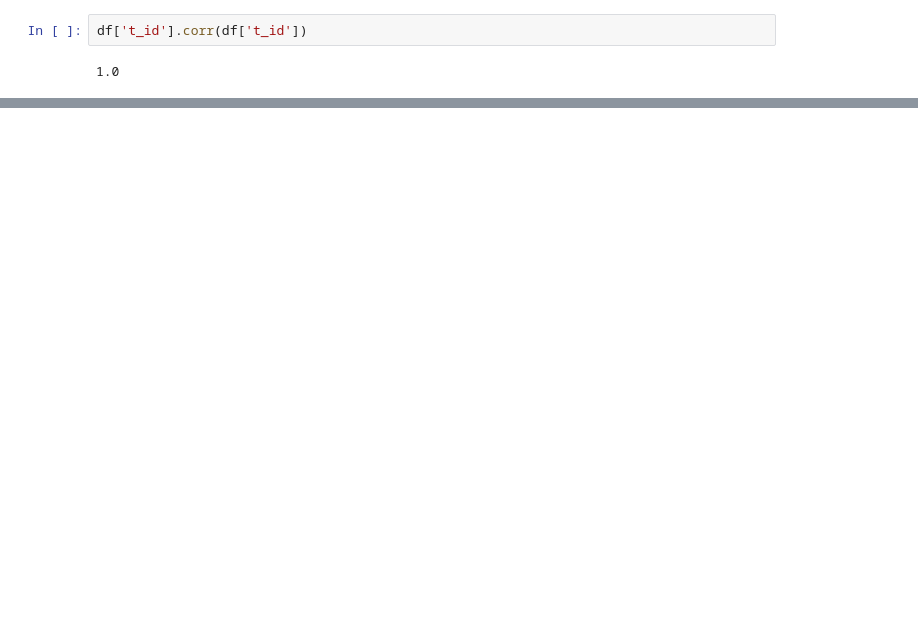
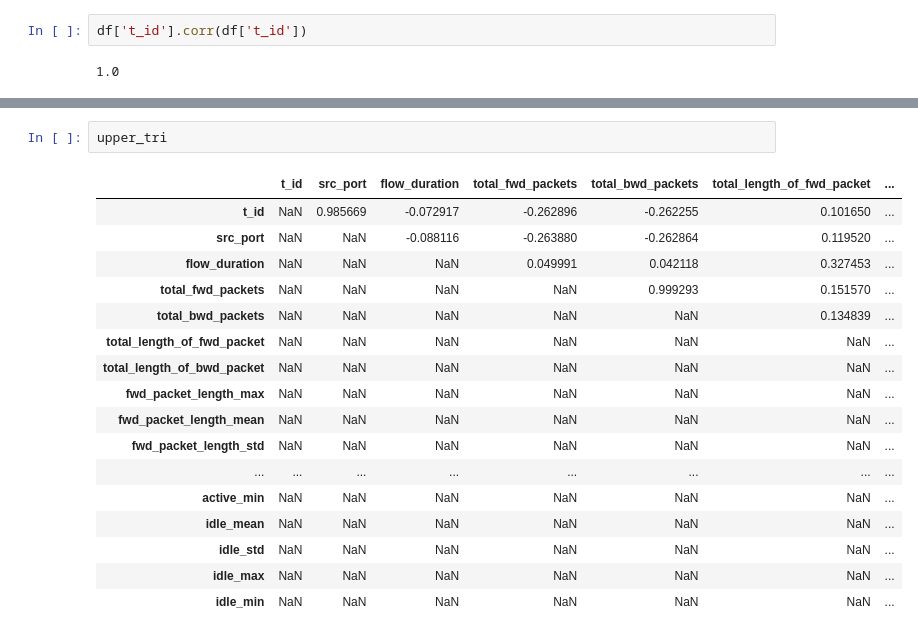
Before and after one commit to SaqlainHussainShah/PyOD, a Jupyter notebook: CBLOF_on_Correlated_data.ipynb, the cells around one changed output, grey strips where cells are left out. Cells and saved outputs as stored; diff of their text form; blank space fills up the shorter version.

```diff
--- a/CBLOF_on_Correlated_data.ipynb
+++ b/CBLOF_on_Correlated_data.ipynb
@@ -123,0 +152,20 @@ IndexError: ignored
+# %%
+upper_tri
+# %% [output]
+|  | t_id | src_port | flow_duration | total_fwd_packets | total_bwd_packets | total_length_of_fwd_packet | ... |
+| t_id | NaN | 0.985669 | -0.072917 | -0.262896 | -0.262255 | 0.101650 | ... |
+| src_port | NaN | NaN | -0.088116 | -0.263880 | -0.262864 | 0.119520 | ... |
+| flow_duration | NaN | NaN | NaN | 0.049991 | 0.042118 | 0.327453 | ... |
+| total_fwd_packets | NaN | NaN | NaN | NaN | 0.999293 | 0.151570 | ... |
+| total_bwd_packets | NaN | NaN | NaN | NaN | NaN | 0.134839 | ... |
+| total_length_of_fwd_packet | NaN | NaN | NaN | NaN | NaN | NaN | ... |
+| total_length_of_bwd_packet | NaN | NaN | NaN | NaN | NaN | NaN | ... |
+| fwd_packet_length_max | NaN | NaN | NaN | NaN | NaN | NaN | ... |
+| fwd_packet_length_mean | NaN | NaN | NaN | NaN | NaN | NaN | ... |
+| fwd_packet_length_std | NaN | NaN | NaN | NaN | NaN | NaN | ... |
+| ... | ... | ... | ... | ... | ... | ... | ... |
+| active_min | NaN | NaN | NaN | NaN | NaN | NaN | ... |
+| idle_mean | NaN | NaN | NaN | NaN | NaN | NaN | ... |
+| idle_std | NaN | NaN | NaN | NaN | NaN | NaN | ... |
+| idle_max | NaN | NaN | NaN | NaN | NaN | NaN | ... |
+| idle_min | NaN | NaN | NaN | NaN | NaN | NaN | ... |
```
Also changed, not shown: parts of 32 cells of this notebook.
